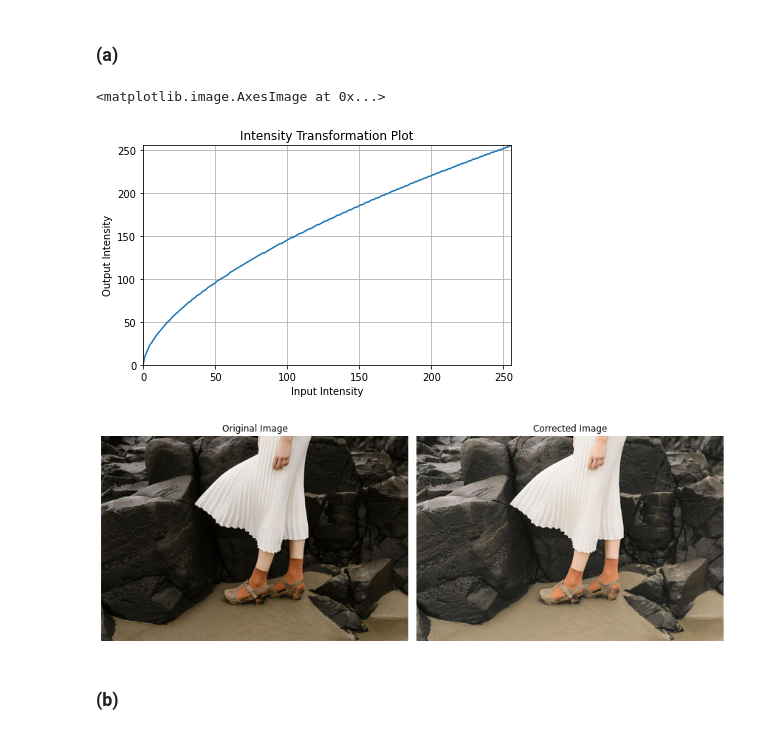
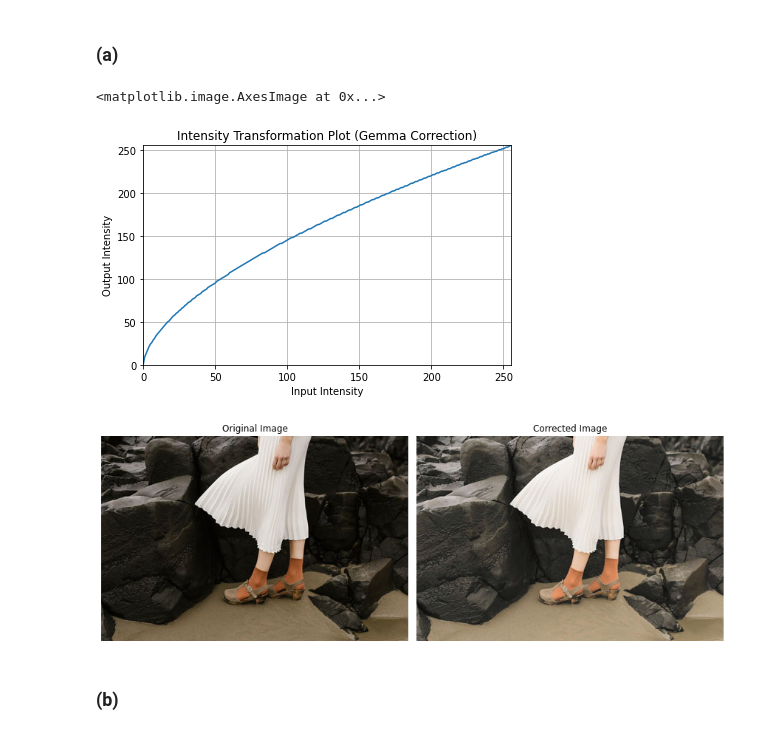
Before and after one commit to vidurawarna/EN2550_CV, a Jupyter notebook: Assignments/Assignment 1/190397E_Assignment1.ipynb, the cells around one changed output. Cells and saved outputs as stored; diff of their text form; code cells hidden in the pictures.

```diff
--- a/Assignments/Assignment 1/190397E_Assignment1.ipynb
+++ b/Assignments/Assignment 1/190397E_Assignment1.ipynb
@@ -175,40 +175,40 @@ ax.set_xlim(0,255)
 ax.set_ylim(0,255)
 ax.set_xlabel("Input Intensity")
 ax.set_ylabel("Output Intensity")
-ax.set_title("Intensity Transformation Plot")
+ax.set_title("Intensity Transformation Plot (Gemma Correction)")
 
 #Read the image using opencv
 img = cv.imread('images/highlights_and_shadows.jpg',cv.IMREAD_COLOR)
 
 assert img is not None
 
 #Changing the color plane to L*a*b*
 img_Lab = cv.cvtColor(img,cv.COLOR_BGR2Lab)
 img_L = img_Lab[:,:,0]
 img_a = img_Lab[:,:,1]
 img_b = img_Lab[:,:,2]
 
 #apply the transformation using lookup table
 transformed_L = cv.LUT(img_L,t)
 
 #Get the BGR color plane image back by merging sub layers and convert back to BGR
 transformed_img = cv.cvtColor(cv.merge([transformed_L,img_a,img_b]),cv.COLOR_Lab2BGR)
 
 #display images using matplotlib
 plt.rcParams["figure.autolayout"] = True
 fig,ax = plt.subplots(1,2,figsize=(12,6))
 img_ = cv.cvtColor(img,cv.COLOR_BGR2RGB)
 ax[0].axis('off')
 ax[0].set_title("Original Image")
 ax[0].imshow(img_)
 
 transformed_img_ = cv.cvtColor(transformed_img,cv.COLOR_BGR2RGB)
 ax[1].axis('off')
 ax[1].set_title("Corrected Image")
 ax[1].imshow(transformed_img_)
 # %% [output]
 <matplotlib.image.AxesImage at 0x...>
-[figure, old version]
+[figure, new version]
 [figure]
 # %% [markdown]
 ### (b)
```
Also changed, not shown: parts of 9 cells of this notebook.
